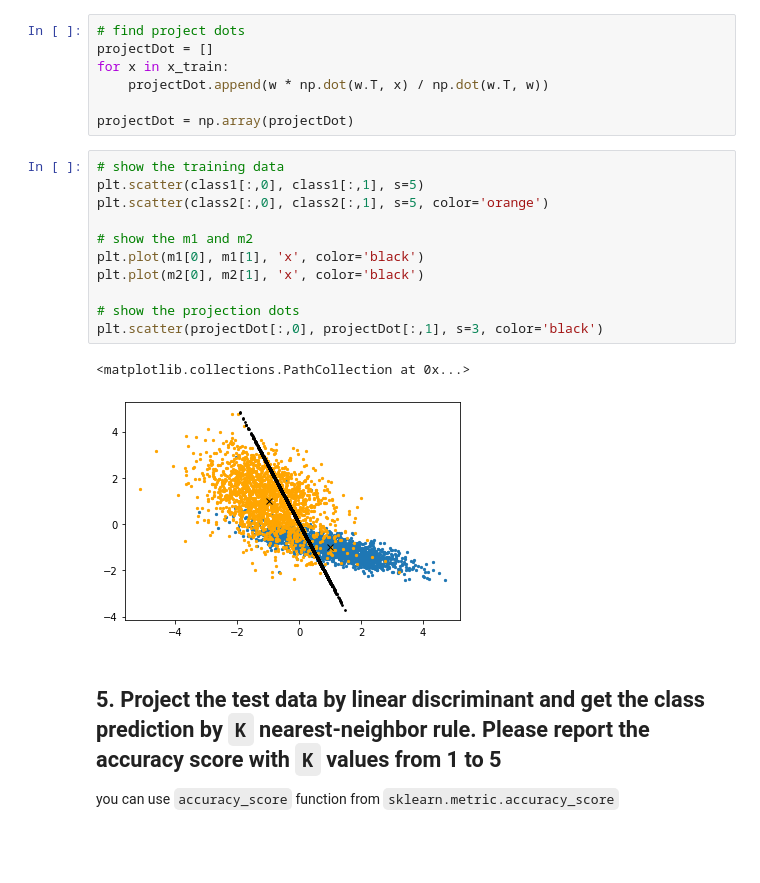
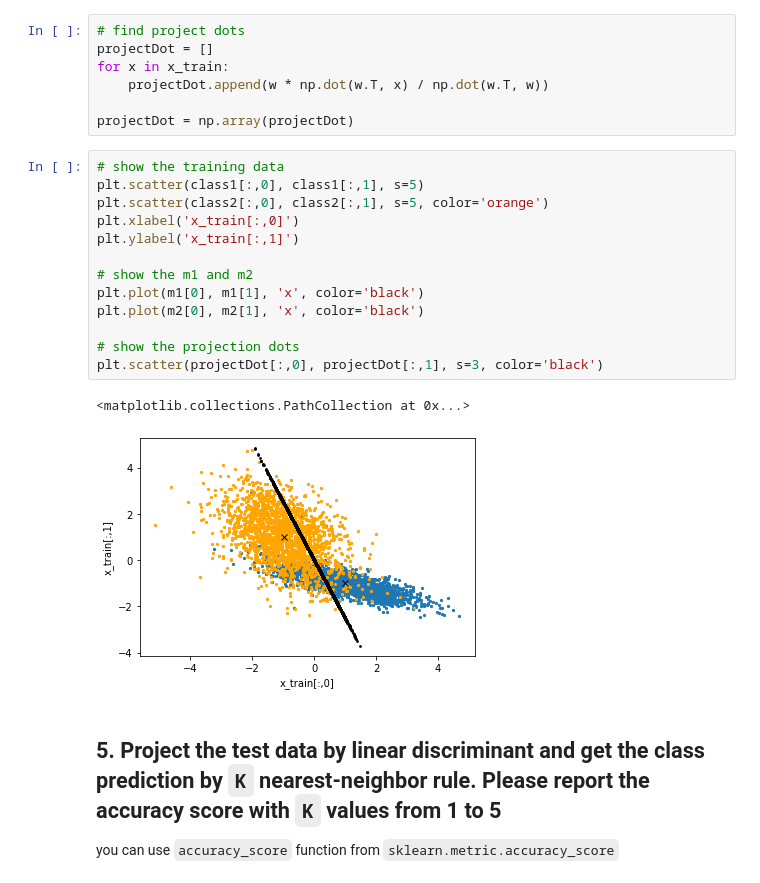
Before and after one commit to lon5948/Introduction-to-Machine-Learning, a Jupyter notebook: HW2/HW2.ipynb, the cells around one changed output. Saved outputs shown, nothing was run; the diff lists cells and outputs as text; blank space fills up the shorter version.

```diff
--- a/HW2/HW2.ipynb
+++ b/HW2/HW2.ipynb
@@ -118,17 +122,19 @@ projectDot = np.array(projectDot)
 # %%
 # show the training data
 plt.scatter(class1[:,0], class1[:,1], s=5)
 plt.scatter(class2[:,0], class2[:,1], s=5, color='orange')
+plt.xlabel('x_train[:,0]')
+plt.ylabel('x_train[:,1]')
 
 # show the m1 and m2
 plt.plot(m1[0], m1[1], 'x', color='black')
 plt.plot(m2[0], m2[1], 'x', color='black')
 
 # show the projection dots
 plt.scatter(projectDot[:,0], projectDot[:,1], s=3, color='black')
 # %% [output]
 <matplotlib.collections.PathCollection at 0x...>
-[figure, old version]
+[figure, new version]
 # %% [markdown]
 ## 5. Project the test data by linear discriminant and get the class prediction by `K` nearest-neighbor rule. Please report the accuracy score with `K` values from 1 to 5
 you can use `accuracy_score` function from `sklearn.metric.accuracy_score`
```
Also changed, not shown: parts of 3 cells of this notebook, 1 other file.
